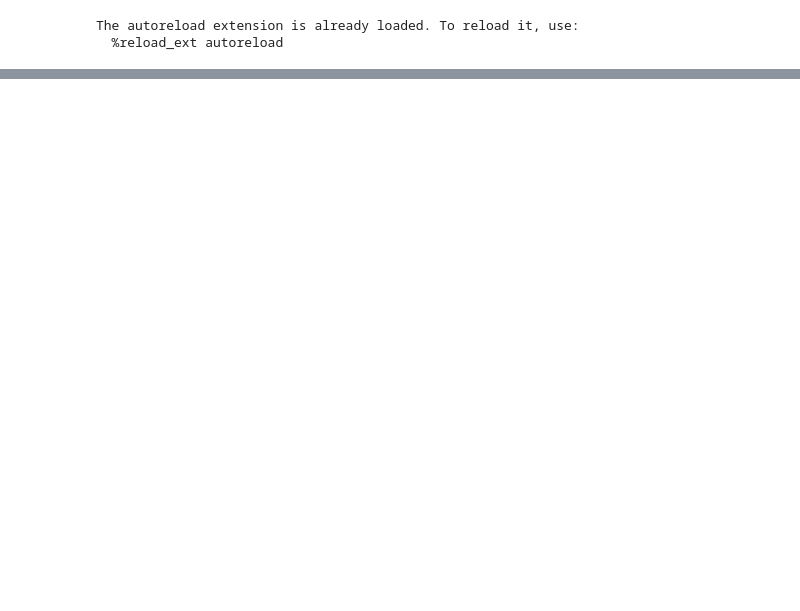
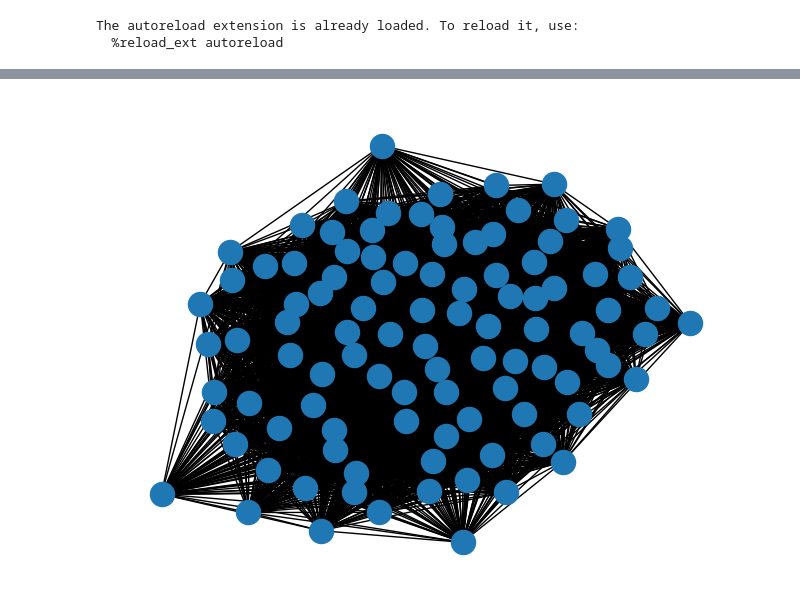
Before and after one commit to JuiceVodka/SV_2024-25_groupF, a Jupyter notebook: src/eval.ipynb, the cells around one changed output, grey strips where cells are left out. Drawn from its saved outputs; the diff is of its cells as text; code cells hidden in the pictures; blank space fills up the shorter version.

```diff
--- a/src/eval.ipynb
+++ b/src/eval.ipynb
@@ -70,0 +122,5 @@ Some particles are overlapped at the initial time !
+# %%
+nx.draw(G2, with_labels=False)
+plt.show()
+# %% [output]
+[figure, added]
```
Also changed, not shown: parts of 7 cells of this notebook, 7 other files.
